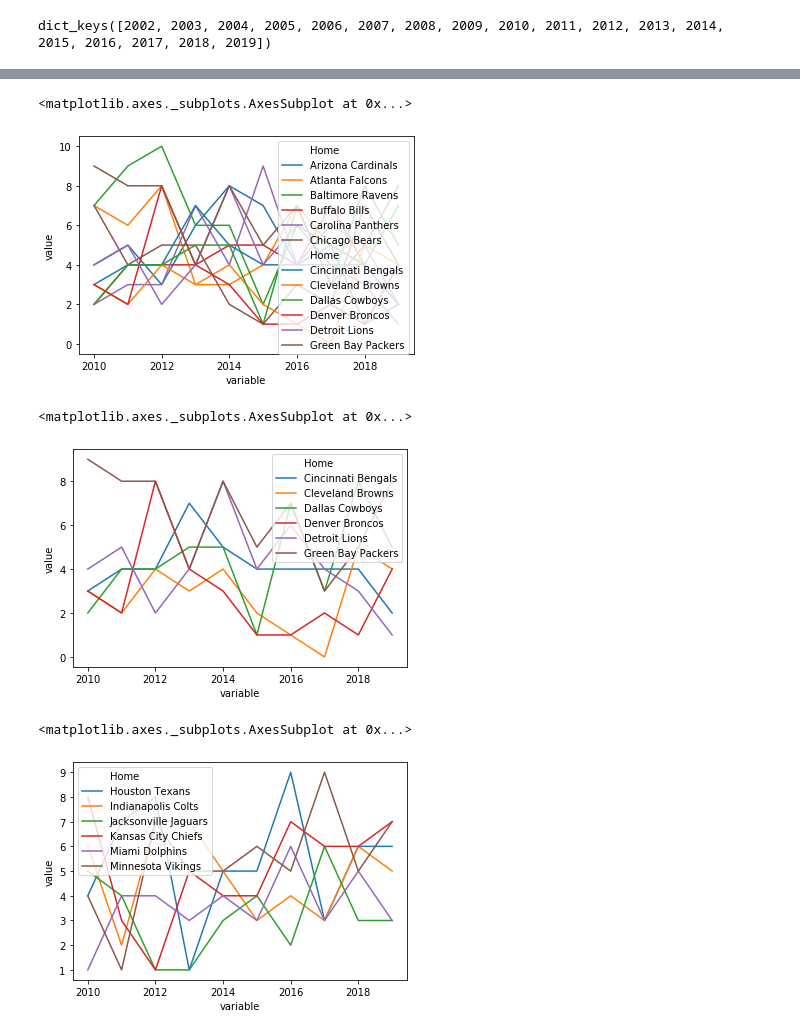
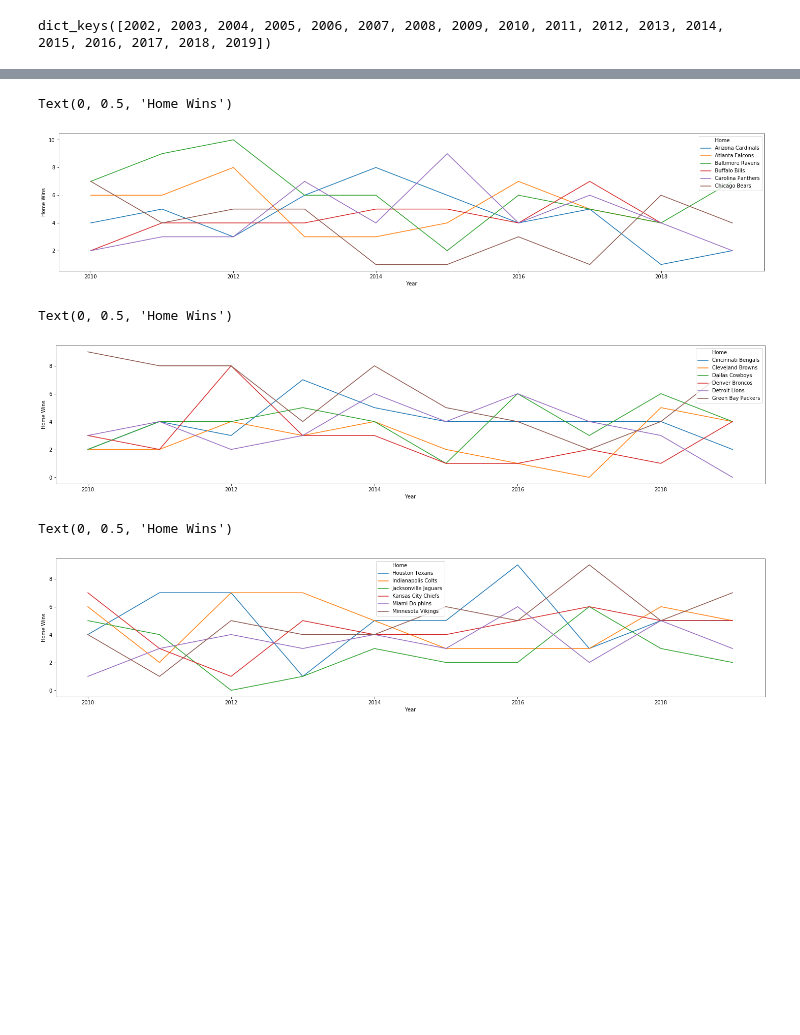
Before and after one commit to jmurray305/Swami, a Jupyter notebook: EDA.ipynb, the cells around one changed output, grey strips where cells are left out. Drawn from its saved outputs; the diff is of its cells as text; code cells hidden in the pictures; blank space fills up the shorter version.

```diff
--- a/EDA.ipynb
+++ b/EDA.ipynb
@@ -77,3 +78,14 @@ master['favorite'] = favorite
 master['OUtotal'] = OUtotal
 master['OUresult'] = OUresult
 master['HomeWin'] =  master.apply(lambda row: win(row), axis=1)
+#Drop the dummy var the webscapper added
+master = master[~master.Home_QB_Player.str.contains('Bobby Boucher')]
+master = master[~master.Away_QB_Player.str.contains('Bobby Boucher')]
+master = master[~master.H_RB2_Player.str.contains('Forrest Gump')]
+master = master[~master.A_RB2_Player.str.contains('Forrest Gump')]
+master = master[~master.H_WR3_Player.str.contains('Forrest Gump')]
+master = master[~master.A_WR3_Player.str.contains('Forrest Gump')]
+
+
+
+# df[~df.HomeQ.str.contains("XYZ")]
@@ -184,24 +184,32 @@ wins = pd.concat([s1, s2, s3, s4, s5, s6, s7, s8, s9, s10], axis=1).reset_index(
 # %%
 wins1 = wins.iloc[0:6]
 wins2 = wins.iloc[6:12]
 wins3 = wins.iloc[12:18]
 wins4 = wins.iloc[18:25]
 wins5 = wins.iloc[25:]
 
 
-
+plt.figure(figsize=(25, 5))
 sns.lineplot(x='variable', y='value', hue='Home',data=pd.melt(wins1, ['Home']))
+plt.xlabel("Year")
+plt.ylabel("Home Wins")
 # %% [output]
-<matplotlib.axes._subplots.AxesSubplot at 0x...>
+Text(0, 0.5, 'Home Wins')
-[figure, old version]
+[figure, new version]
 # %%
+plt.figure(figsize=(25, 5))
 sns.lineplot(x='variable', y='value', hue='Home',data=pd.melt(wins2, ['Home']))
+plt.xlabel("Year")
+plt.ylabel("Home Wins")
 # %% [output]
-<matplotlib.axes._subplots.AxesSubplot at 0x...>
+Text(0, 0.5, 'Home Wins')
-[figure, old version]
+[figure, new version]
 # %%
+plt.figure(figsize=(25, 5))
 sns.lineplot(x='variable', y='value', hue='Home',data=pd.melt(wins3, ['Home']))
+plt.xlabel("Year")
+plt.ylabel("Home Wins")
 # %% [output]
-<matplotlib.axes._subplots.AxesSubplot at 0x...>
+Text(0, 0.5, 'Home Wins')
-[figure, old version]
+[figure, new version]
 # %%
```
Also changed, not shown: parts of 28 cells of this notebook, 1 other file.
